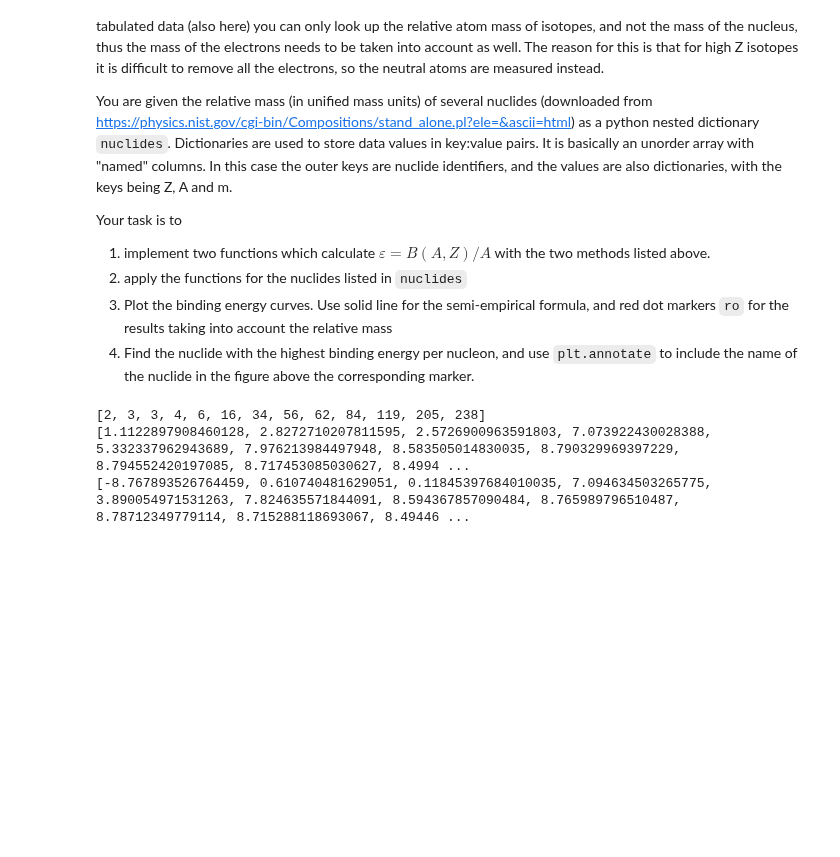
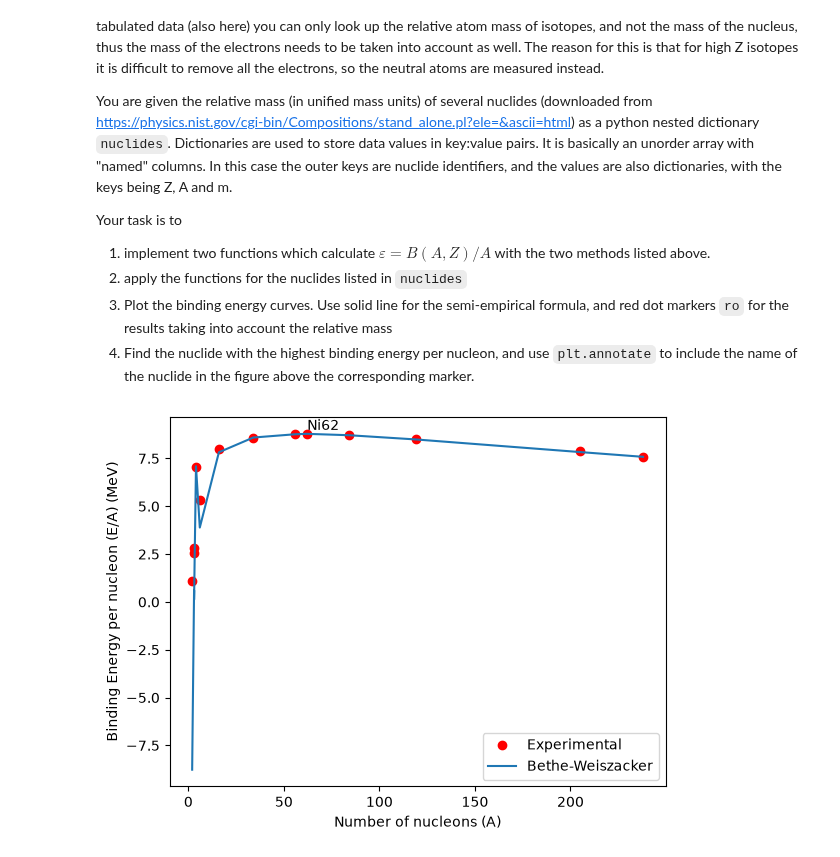
Before and after one commit to Ben0-0/IAEA_Reactor-Physics, a Jupyter notebook: Datalabs/Datalab02/2-IntermediatePythonI.ipynb, the cells around one changed output. Drawn from its saved outputs; the diff is of its cells as text; code cells hidden in the pictures; blank space fills up the shorter version.

```diff
--- a/Datalabs/Datalab02/2-IntermediatePythonI.ipynb
+++ b/Datalabs/Datalab02/2-IntermediatePythonI.ipynb
@@ -721,38 +721,45 @@ nuclides={'H2': {'Z': 1, 'A': 2, 'm': 2.01410177812},
         'O16': {'Z': 8, 'A': 16, 'm': 15.99491461957},
         'S34': {'Z': 16, 'A': 34, 'm': 33.96786701},
         'Fe56': {'Z': 26, 'A': 56, 'm': 55.9349375},
         'Ni62': {'Z': 28, 'A': 62, 'm': 61.92834537},
         'Kr84': {'Z': 36, 'A': 84, 'm': 83.9114977282},
         'Sn119': {'Z': 50, 'A': 119, 'm': 118.90331117},
         'Ti205': {'Z': 81, 'A': 205, 'm': 204.9744278},
         'U238': {'Z': 92, 'A': 238, 'm': 238.0507884}}
 
 def BAZ(A,Z,m):
     eps = (Z*(mp+me) + (A-Z)*mn - m)*muc2
     return eps/A
 
 def BAZ_BW(A,Z):
     N = A - Z
     if N%2 == 0 and Z%2 == 0:
         delta = 1
     elif N%2 == 1 and Z%2 == 1:
         delta = -1
     else:
         delta = 0
     eps = 15.75*A - 94.8*(A/2 - Z)**2/(A) - 17.8*A**(2/3) - 0.71*(Z**2)*(A**(-1/3)) + 34*delta*A**(-3/4)
     return eps/A
 
 Points_xAxis = []
-Points_Theoretical = []
+Points_Experimental = []
 Points_BetheWeiszacker = []
 for key, value in nuclides.items():
     Points_xAxis.append(value['A'])
-    Points_Theoretical.append(BAZ(value['A'],value['Z'],value['m']))
+    Points_Experimental.append(BAZ(value['A'],value['Z'],value['m']))
     Points_BetheWeiszacker.append(BAZ_BW(value['A'],value['Z']))
-print(Points_xAxis)
-print(Points_Theoretical)
-print(Points_BetheWeiszacker)
+peak = max(Points_Experimental)
+peak_idx = Points_Experimental.index(peak)
+namelist = list(nuclides)
+peak_name = namelist[peak_idx]
+plt.figure()
+plt.plot(Points_xAxis,Points_Experimental, 'ro', label='Experimental')
+plt.plot(Points_xAxis,Points_BetheWeiszacker, '-', label='Bethe-Weiszacker')
+plt.xlabel('Number of nucleons (A)')
+plt.legend()
+plt.ylabel('Binding Energy per nucleon (E/A) (MeV)')
+plt.annotate(peak_name,(nuclides[peak_name]['A']+0.2,0.2+BAZ(nuclides[peak_name]['A'],nuclides[peak_name]['Z'],nuclides[peak_name]['m'])))
+plt.show()
 # %% [output]
-[2, 3, 3, 4, 6, 16, 34, 56, 62, 84, 119, 205, 238]
-[1.1122897908460128, 2.8272710207811595, 2.5726900963591803, 7.073922430028388, 5.332337962943689, 7.976213984497948, 8.583505014830035, 8.790329969397229, 8.794552420197085, 8.717453085030627, 8.4994 ...
-[-8.767893526764459, 0.610740481629051, 0.11845397684010035, 7.094634503265775, 3.890054971531263, 7.824635571844091, 8.594367857090484, 8.765989796510487, 8.78712349779114, 8.715288118693067, 8.49446 ...
+[figure, added]
```
